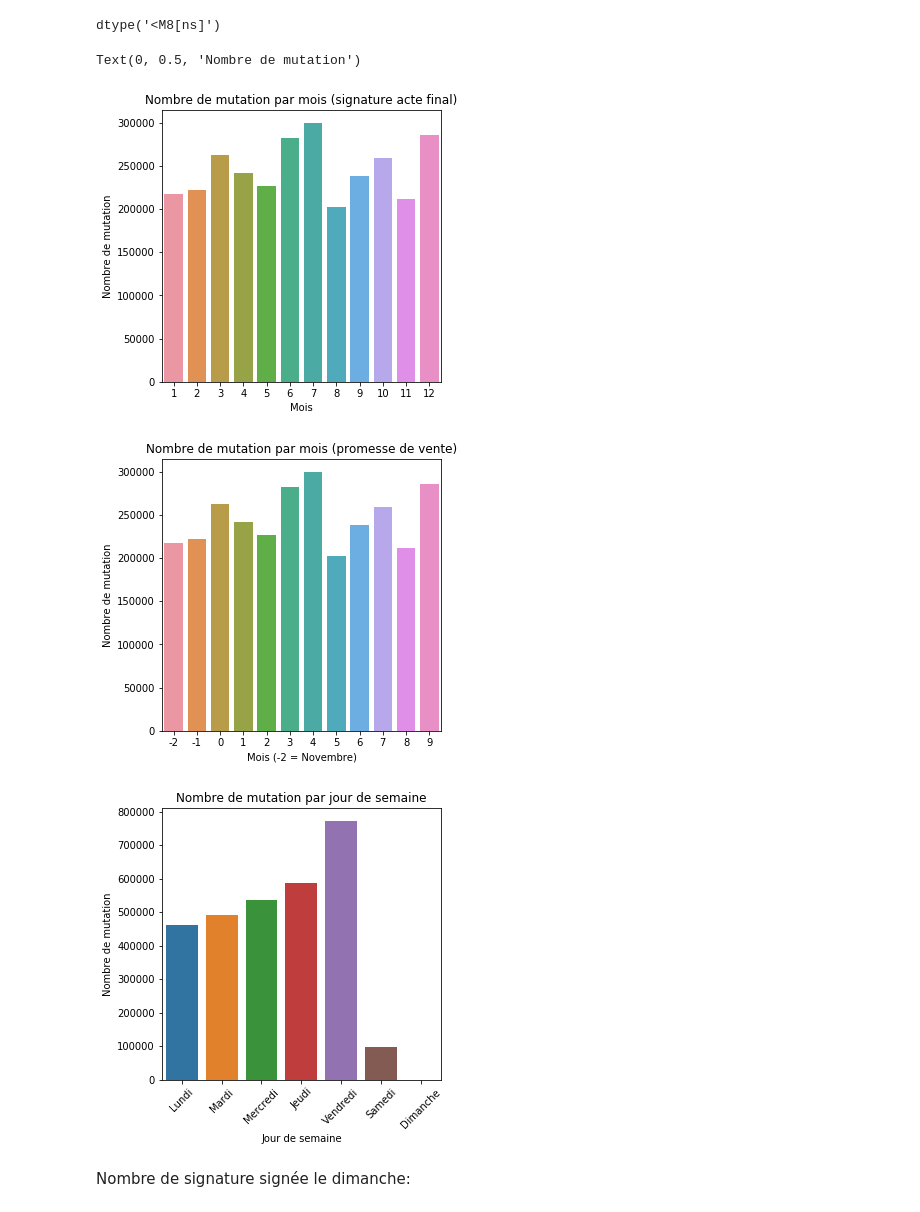
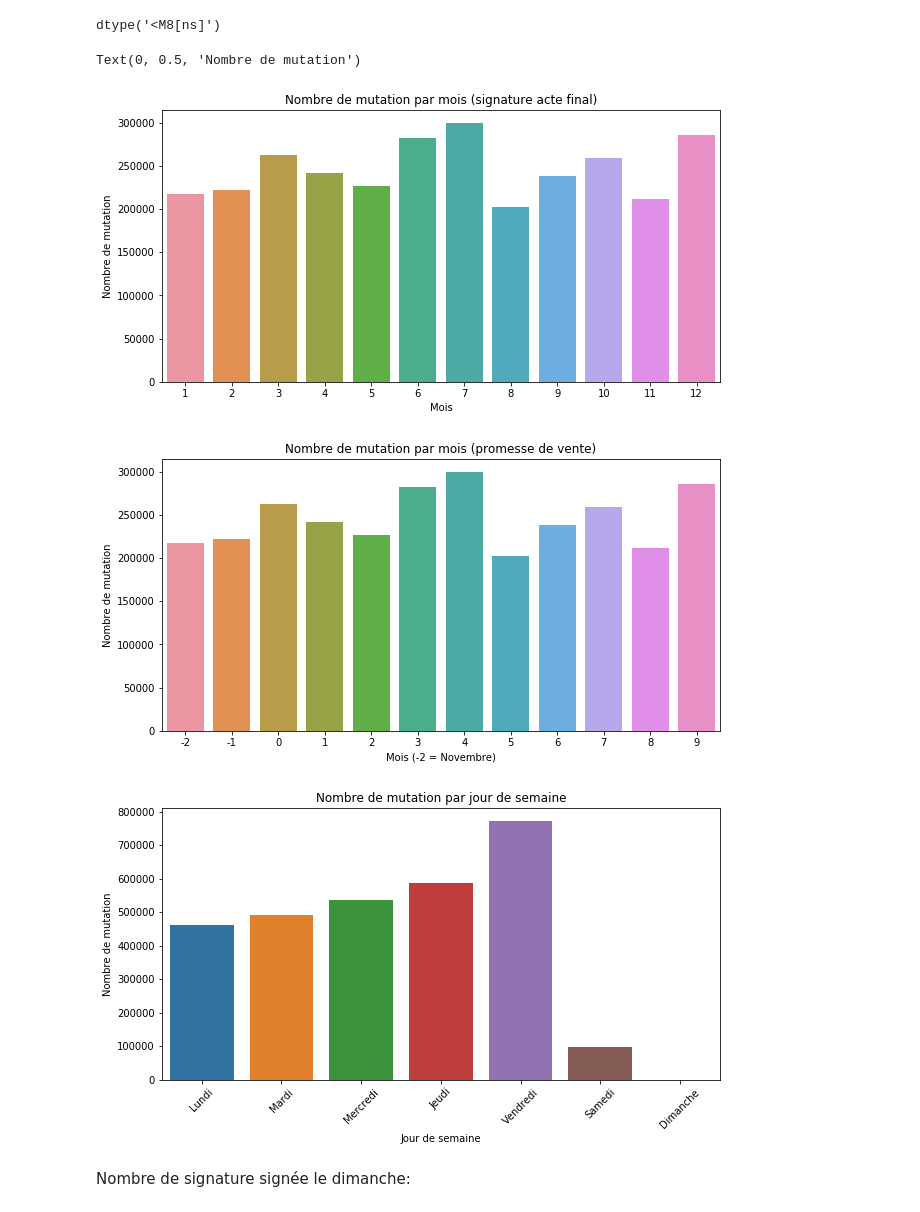
Before and after one commit to houseofai/french-realestate-price-prediction, a Jupyter notebook: Valeurs Foncieres Francaise - EDA.ipynb, the cells around one changed output. Saved outputs shown, nothing was run; the diff lists cells and outputs as text; code cells hidden in the pictures.

```diff
--- a/Valeurs Foncieres Francaise - EDA.ipynb
+++ b/Valeurs Foncieres Francaise - EDA.ipynb
@@ -278,32 +284,32 @@ df.date_mutation.dtype
 # %% [output]
 dtype('<M8[ns]')
 # %%
-plt.figure(figsize=(5,5))
+plt.figure(figsize=(10,5))
 df['month'] = df.date_mutation.map(lambda x: x.month)
 ax = sns.countplot(x=df.month)
 ax.set_title('Nombre de mutation par mois (signature acte final)')
 ax.set_xlabel('Mois')
 ax.set_ylabel('Nombre de mutation')
 
-plt.figure(figsize=(5,5))
+plt.figure(figsize=(10,5))
 df['sign_month'] = df.date_mutation.map(lambda x: x.month-3)
 ax = sns.countplot(x=df.sign_month)
 ax.set_title('Nombre de mutation par mois (promesse de vente)')
 ax.set_xlabel('Mois (-2 = Novembre)')
 ax.set_ylabel('Nombre de mutation')
 
-plt.figure(figsize=(5,5))
+plt.figure(figsize=(10,5))
 df['dayofweek'] = df.date_mutation.map(lambda x: x.dayofweek)
 ax = sns.countplot(x=df.dayofweek)
 ax.set_title('Nombre de mutation par jour de semaine')
 ax.set_xlabel('Jour de semaine')
 ax.set_xticklabels(['Lundi','Mardi','Mercredi','Jeudi','Vendredi','Samedi','Dimanche'],rotation=45)
 ax.set_ylabel('Nombre de mutation')
 # %% [output]
 Text(0, 0.5, 'Nombre de mutation')
-[figure, old version]
+[figure, new version]
-[figure, old version]
+[figure, new version]
-[figure, old version]
+[figure, new version]
 # %% [markdown]
 Nombre de signature signée le dimanche:
 # %%
```
Also changed, not shown: parts of 32 cells of this notebook, 1 other file.
